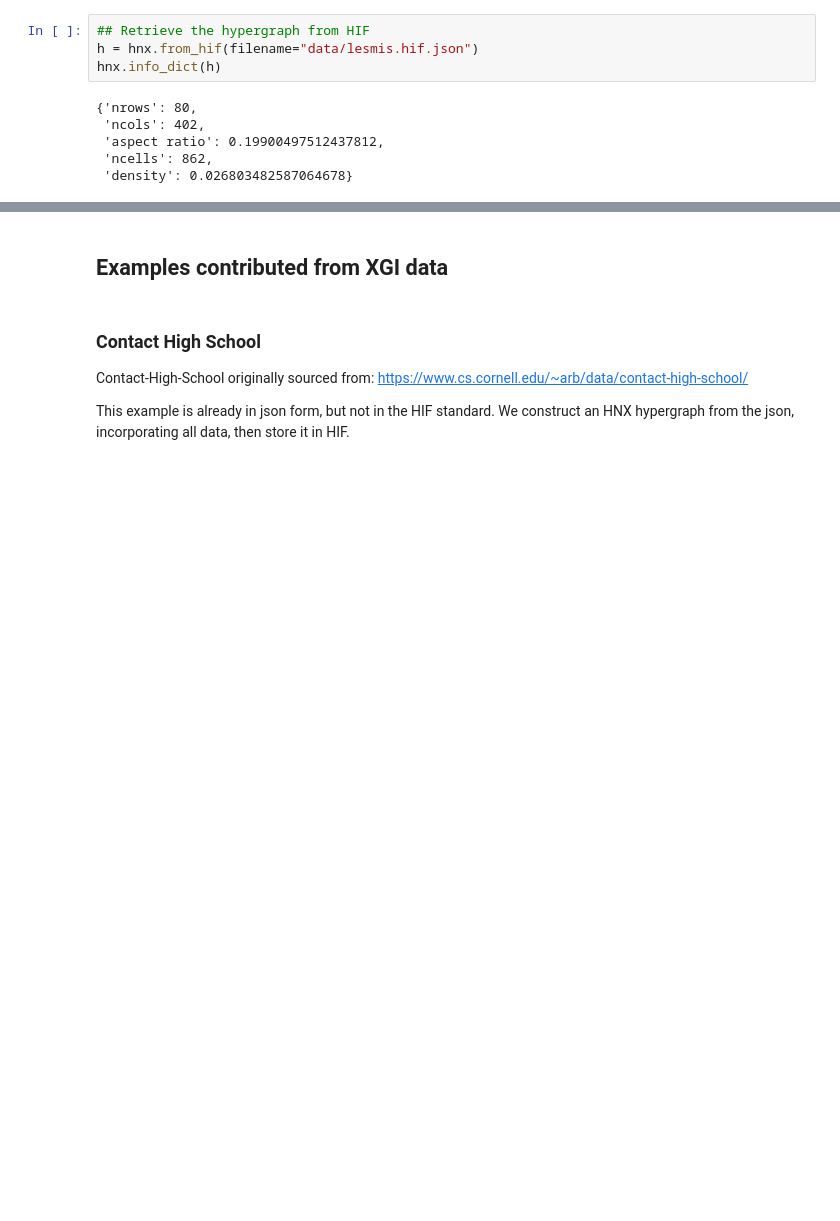
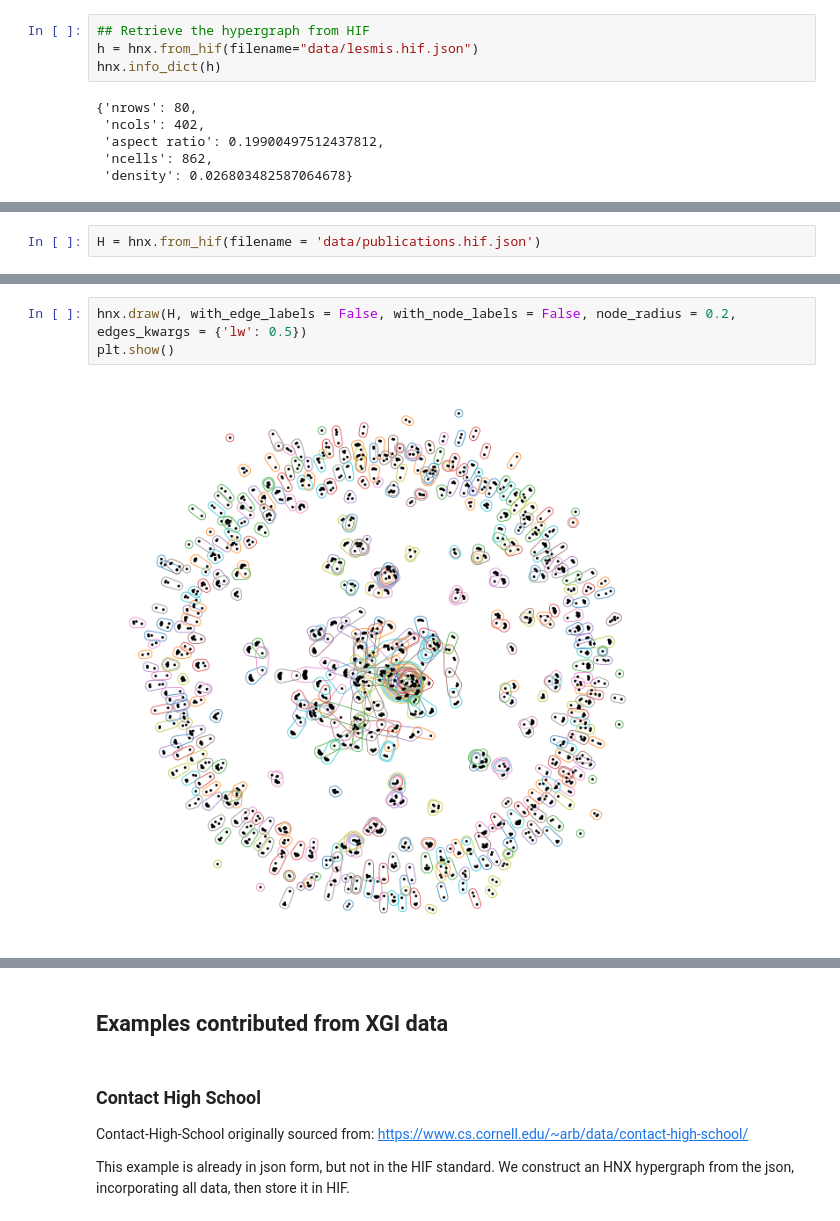
Before and after one commit to pszufe/HIF-standard, a Jupyter notebook: tutorials/hnx.ipynb, the cells around one changed output, grey strips where cells are left out. Cells and saved outputs as stored; diff of their text form; blank space fills up the shorter version.

```diff
--- a/tutorials/hnx.ipynb
+++ b/tutorials/hnx.ipynb
@@ -126,0 +131,2 @@ h.nodes.dataframe.head()
+# %%
+H = hnx.from_hif(filename = 'data/publications.hif.json')
@@ -126,0 +171,5 @@ h.nodes.dataframe.head()
+# %%
+hnx.draw(H, with_edge_labels = False, with_node_labels = False, node_radius = 0.2, edges_kwargs = {'lw': 0.5})
+plt.show()
+# %% [output]
+[figure, added]
```
Also changed, not shown: parts of 10 cells of this notebook, 2 other files.
